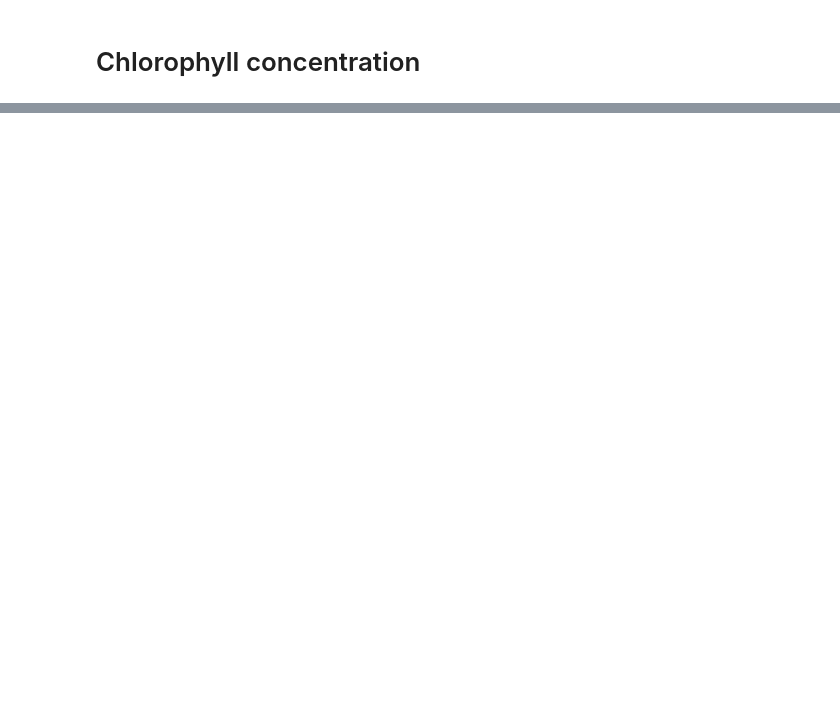
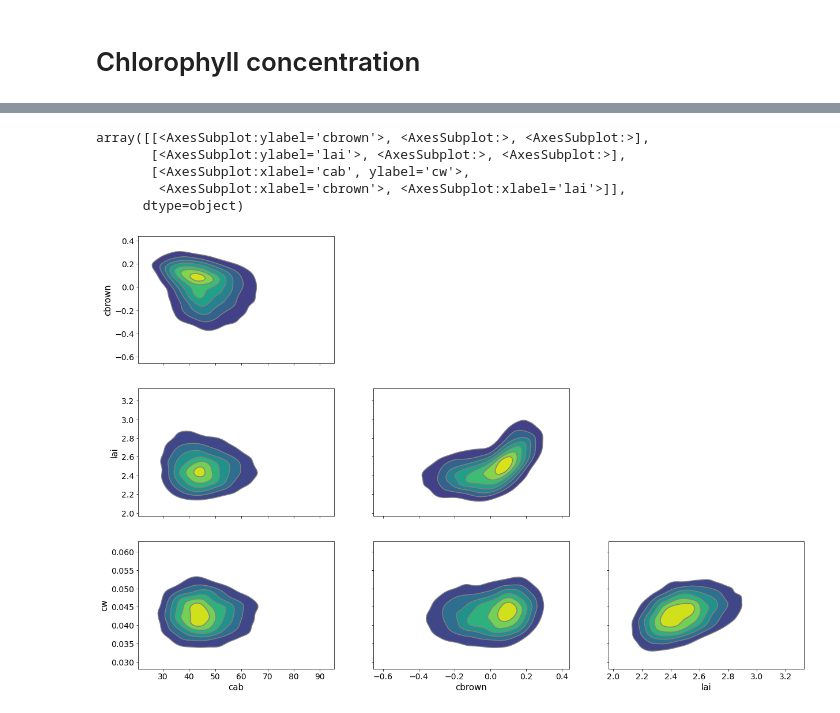
Before and after one commit to joe-fennell/spatial-scaling-challenge, a Jupyter notebook: 1_LAI_pigments.ipynb, the cells around one changed output, grey strips where cells are left out. Cells and saved outputs as stored; diff of their text form; code cells hidden in the pictures; blank space fills up the shorter version.

```diff
--- a/1_LAI_pigments.ipynb
+++ b/1_LAI_pigments.ipynb
@@ -131,0 +150,5 @@ plt.colorbar()
+# %%
+_tto = float(aerial_HSI.VZA.isel(col=10, row=51))
+_psi = float(aerial_HSI.SVAA.isel(col=10, row=51))
+_tts = 70.97
+observed = aerial_HSI['var_'].isel(col=10,row=51).values#[:393]
@@ -131,0 +243,9 @@ plt.colorbar()
+# %%
+az.plot_pair(idata_lv, kind='kde')
+# %% [output]
+array([[<AxesSubplot:ylabel='cbrown'>, <AxesSubplot:>, <AxesSubplot:>],
+       [<AxesSubplot:ylabel='lai'>, <AxesSubplot:>, <AxesSubplot:>],
+       [<AxesSubplot:xlabel='cab', ylabel='cw'>,
+        <AxesSubplot:xlabel='cbrown'>, <AxesSubplot:xlabel='lai'>]],
+      dtype=object)
+[figure, added]
```
Also changed, not shown: parts of 36 cells of this notebook, 1 other file.
